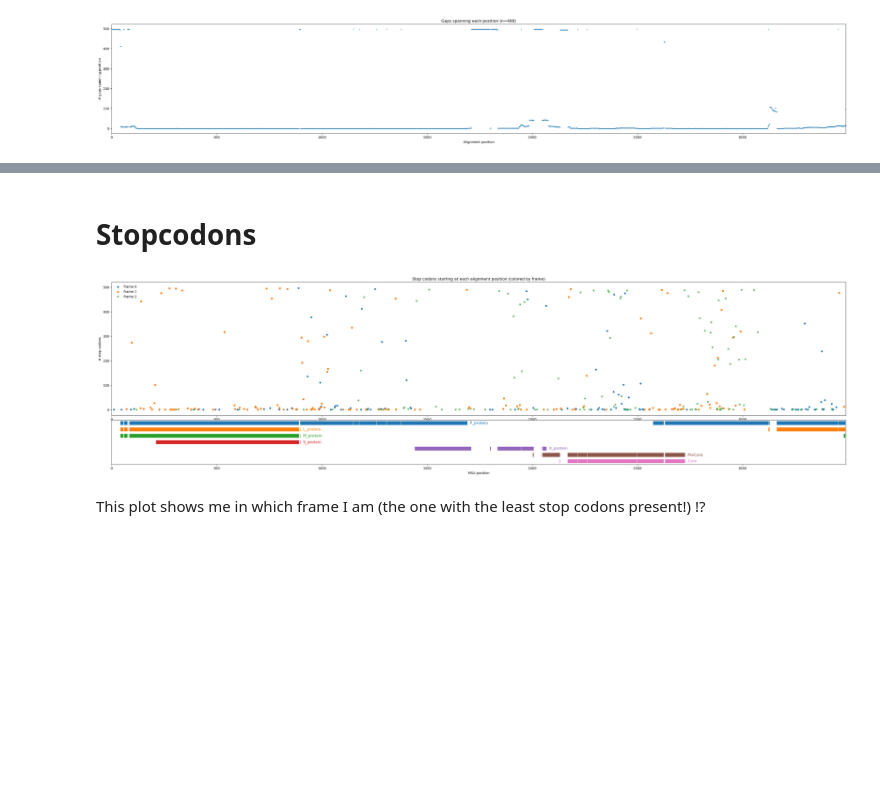
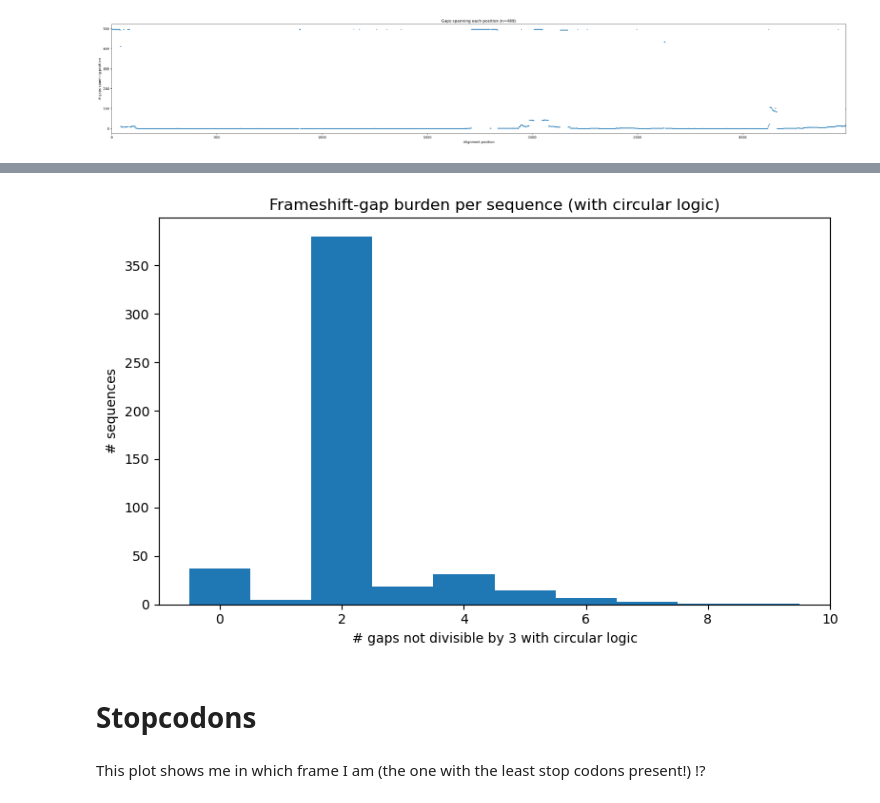
Before and after one commit to nextstrain/hbv, a Jupyter notebook: segmented_phylogenetics/scripts/MSA_analyis.ipynb, the cells around one changed output, grey strips where cells are left out. Cells and saved outputs as stored; diff of their text form; code cells hidden in the pictures; blank space fills up the shorter version.

```diff
--- a/segmented_phylogenetics/scripts/MSA_analyis.ipynb
+++ b/segmented_phylogenetics/scripts/MSA_analyis.ipynb
@@ -481,54 +1298,18 @@ plt.show()
+# %%
+import matplotlib.pyplot as plt
+
+vals = df["n_not_divisible_by_3"].dropna()
+
+plt.figure(figsize=(8, 5))
+plt.hist(vals, bins=range(int(vals.max()) + 2), align="left")
+plt.xlabel("# gaps not divisible by 3 with circular logic")
+plt.ylabel("# sequences")
+plt.title("Frameshift-gap burden per sequence (with circular logic)")
+plt.tight_layout()
+plt.show()
+# %% [output]
+[figure, added]
 # %% [markdown]
 # Stopcodons
-# %%
-import numpy as np
-import matplotlib.pyplot as plt
-
-L = aln.get_alignment_length()
-stops = {"TAA", "TAG", "TGA"}
-
-counts_by_frame = np.zeros((3, L), dtype=int)
-
-for rec in aln:
-    s = str(rec.seq).upper()
-    for i in range(L - 2):
-        if s[i:i+3] in stops:
-            frame = i % 3
-            counts_by_frame[frame, i] += 1
-
-x = np.arange(1, L + 1)
-
-# --- figure + gridspec (ONLY top axis created here) ---
-fig = plt.figure(figsize=(40, 10))
-gs = fig.add_gridspec(2, 1, height_ratios=[6, 2], hspace=0.05)
-
-ax = fig.add_subplot(gs[0, 0])
-
-# --- top plot ---
-markers = ["o", "s", "x"]
-colors = ["tab:blue", "tab:orange", "tab:green"]
-
-for frame in range(3):
-    m = counts_by_frame[frame] > 0
-    ax.scatter(
-        x[m],
-        counts_by_frame[frame][m],
-        s=20,
-        marker=markers[frame],
-        color=colors[frame],
-        label=f"frame {frame}"
-    )
-
-ax.set_xlim(0, L)
-ax.set_ylabel("# stop codons")
-ax.set_title("Stop codons starting at each alignment position (colored by frame)")
-ax.legend(frameon=False)
-
-# --- bottom gene annotation track (function unchanged) ---
-add_annotation_track(fig, ax, gene_msa_blocks)
-
-plt.show()
-# %% [output]
-[figure, removed]
 # %% [markdown]
  This plot shows me in which frame I am (the one with the least stop codons present!) !?
```
Also changed, not shown: parts of 54 cells of this notebook.
